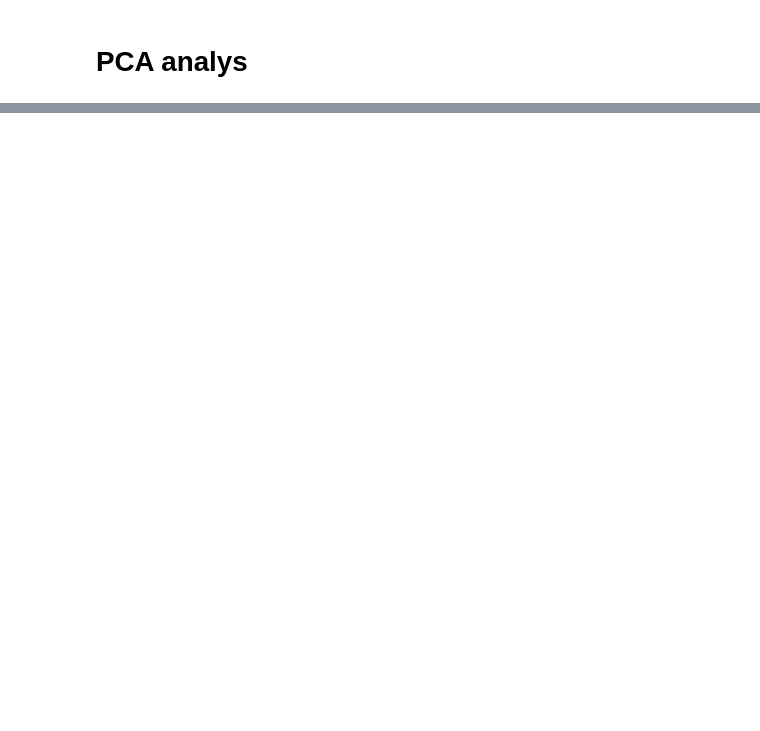
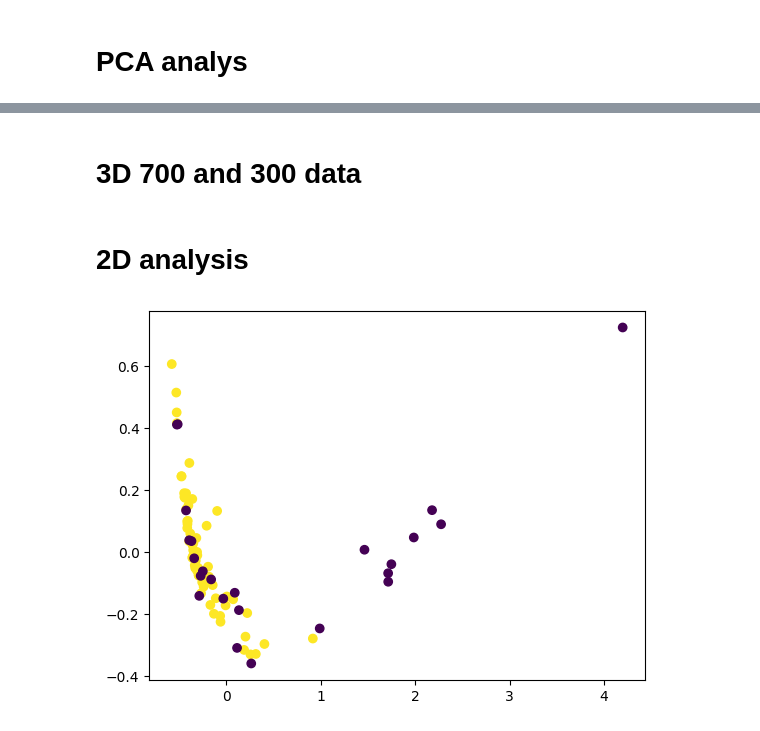
Before and after one commit to Joarnixon/StudCampProject, a Jupyter notebook: evaluation.ipynb, the cells around one changed output, grey strips where cells are left out. Cells and saved outputs as stored; diff of their text form; code cells hidden in the pictures; blank space fills up the shorter version.

Commit message:
latents added

```diff
--- a/evaluation.ipynb
+++ b/evaluation.ipynb
@@ -49,6 +50,44 @@ X_sm, y_sm = smote.fit_resample(X, y)
 #Сохраним датасет в файл
 df_sm = pd.DataFrame(X_sm)
 df_sm['mutation'] = y_sm
+# %%
+def plot_3d_pca(X, color):
+    n_components = 3
+    pca = PCA(n_components=n_components)
+    principal_components = pca.fit_transform(X)
+    fig = go.Figure(data=[go.Scatter3d(
+    x=principal_components[:, 0],
+    y=principal_components[:, 1],
+    z=principal_components[:, 2],
+    mode='markers',
+    marker=dict(
+        size=5,
+        color=np.array(color),
+        colorscale='Viridis',
+        opacity=0.8
+        )
+    )])
+
+    fig.update_layout(
+        title='3D Scatter Plot of Principal Components',
+        scene=dict(
+            xaxis_title='PC1',
+            yaxis_title='PC2',
+            zaxis_title='PC3'
+        ),
+        width=800,
+        height=800
+    )
+
+    # Show the plot
+    fig.show()
+
+def plot_2d_pca(X, color):
+    n_components = 2
+    pca = PCA(n_components=n_components)
+    principal_components = pca.fit_transform(X)
+    plt.scatter(principal_components[:, 0], principal_components[:, 1], c=np.array(color))
+    plt.show()
 # %% [markdown]
 # No modifications
 # %%
@@ -366,0 +408,2 @@ Predictions on over 700 data: [1 1 1 1 1 1 1 1 1 1]
+# %% [markdown]
+# 3D 700 and 300 data
@@ -366,0 +422,6 @@ Predictions on over 700 data: [1 1 1 1 1 1 1 1 1 1]
+# %% [markdown]
+# 2D analysis
+# %%
+plot_2d_pca(X_latents, y_latents)
+# %% [output]
+[figure, added]
```
Also changed, not shown: parts of 16 cells of this notebook, 18 other files.
